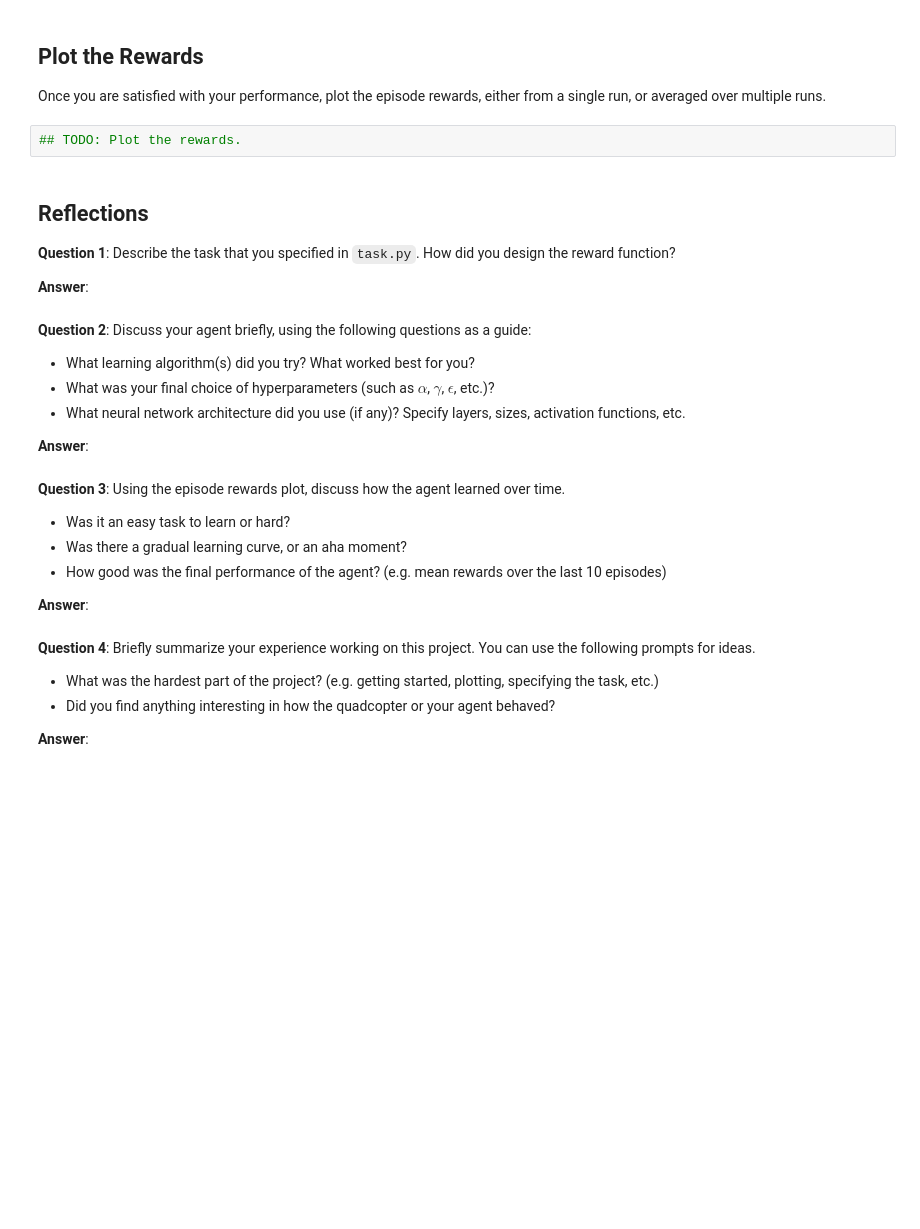
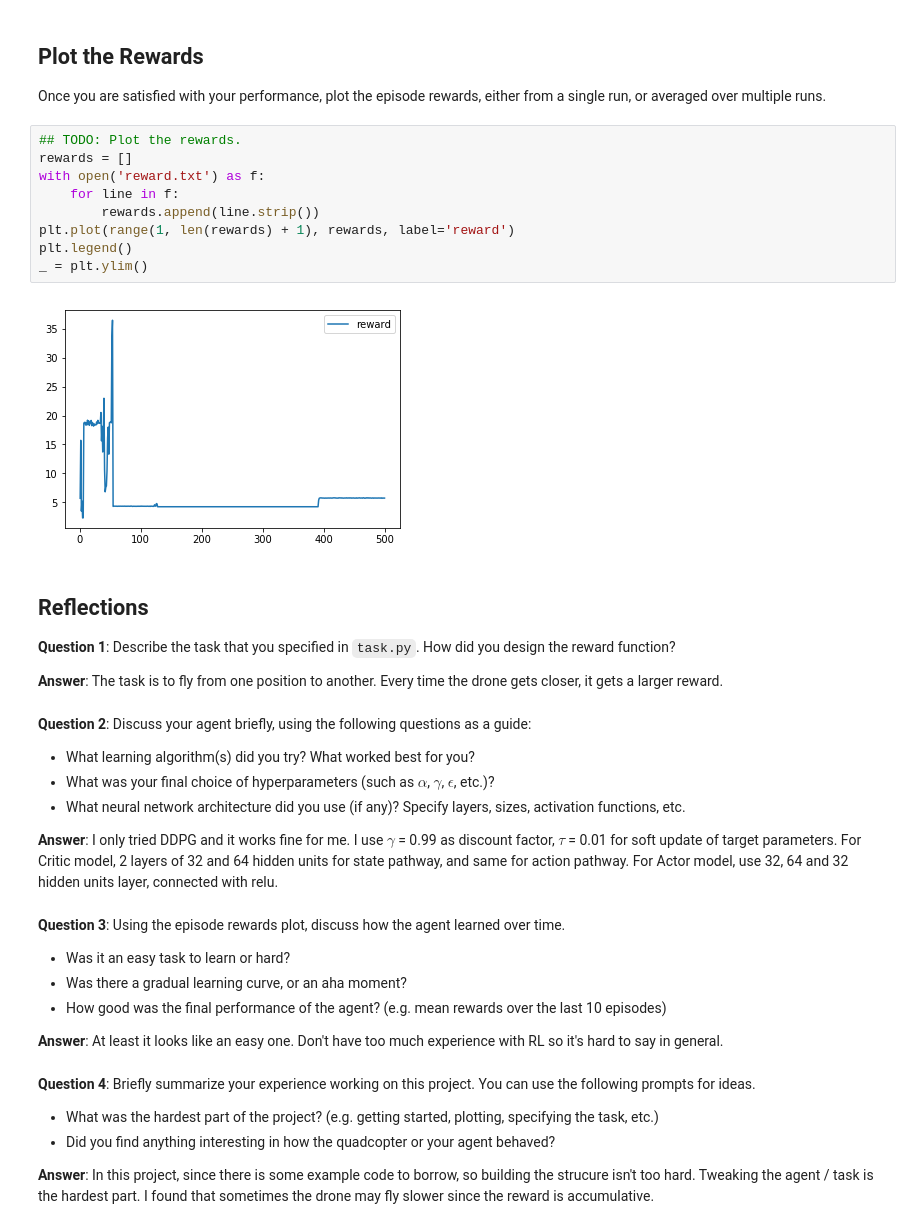
Before and after one commit to xcjason/RL-Quadcopter-2, a Jupyter notebook: Quadcopter_Project.ipynb, the cells around one changed output. Saved outputs shown, nothing was run; the diff lists cells and outputs as text; blank space fills up the shorter version.

```diff
--- a/Quadcopter_Project.ipynb
+++ b/Quadcopter_Project.ipynb
@@ -307,14 +310,24 @@ KeyboardInterrupt:
 ## Plot the Rewards
 
 Once you are satisfied with your performance, plot the episode rewards, either from a single run, or averaged over multiple runs.
-# %%
-## TODO: Plot the rewards.
+# %%
+## TODO: Plot the rewards.
+rewards = []
+with open('reward.txt') as f:
+    for line in f:
+        rewards.append(line.strip())
+plt.plot(range(1, len(rewards) + 1), rewards, label='reward')
+plt.legend()
+_ = plt.ylim()
+# %% [output]
+[figure, added]
 # %% [markdown]
 ## Reflections
 
 **Question 1**: Describe the task that you specified in `task.py`.  How did you design the reward function?
 
 **Answer**:
+The task is to fly from one position to another. Every time the drone gets closer, it gets a larger reward.
 # %% [markdown]
 **Question 2**: Discuss your agent briefly, using the following questions as a guide:
 
@@ -323,6 +336,10 @@ Once you are satisfied with your performance, plot the episode rewards, either f
 - What neural network architecture did you use (if any)? Specify layers, sizes, activation functions, etc.
 
 **Answer**:
+I only tried DDPG and it works fine for me.
+I use $\gamma$ = 0.99 as discount factor, $\tau$ = 0.01 for soft update of target parameters.
+For Critic model, 2 layers of 32 and 64 hidden units for state pathway, and same for action pathway.
+For Actor model, use 32, 64 and 32 hidden units layer, connected with relu.
 # %% [markdown]
 **Question 3**: Using the episode rewards plot, discuss how the agent learned over time.
 
@@ -331,6 +348,7 @@ Once you are satisfied with your performance, plot the episode rewards, either f
 - How good was the final performance of the agent? (e.g. mean rewards over the last 10 episodes)
 
 **Answer**:
+At least it looks like an easy one. Don't have too much experience with RL so it's hard to say in general.
 # %% [markdown]
 **Question 4**: Briefly summarize your experience working on this project. You can use the following prompts for ideas.
 
@@ -338,3 +356,4 @@ Once you are satisfied with your performance, plot the episode rewards, either f
 - Did you find anything interesting in how the quadcopter or your agent behaved?
 
 **Answer**:
+In this project, since there is some example code to borrow, so building the strucure isn't too hard. Tweaking the agent / task is the hardest part. I found that sometimes the drone may fly slower since the reward is accumulative.
```
Also changed, not shown: parts of 10 cells of this notebook, 1 other file.
